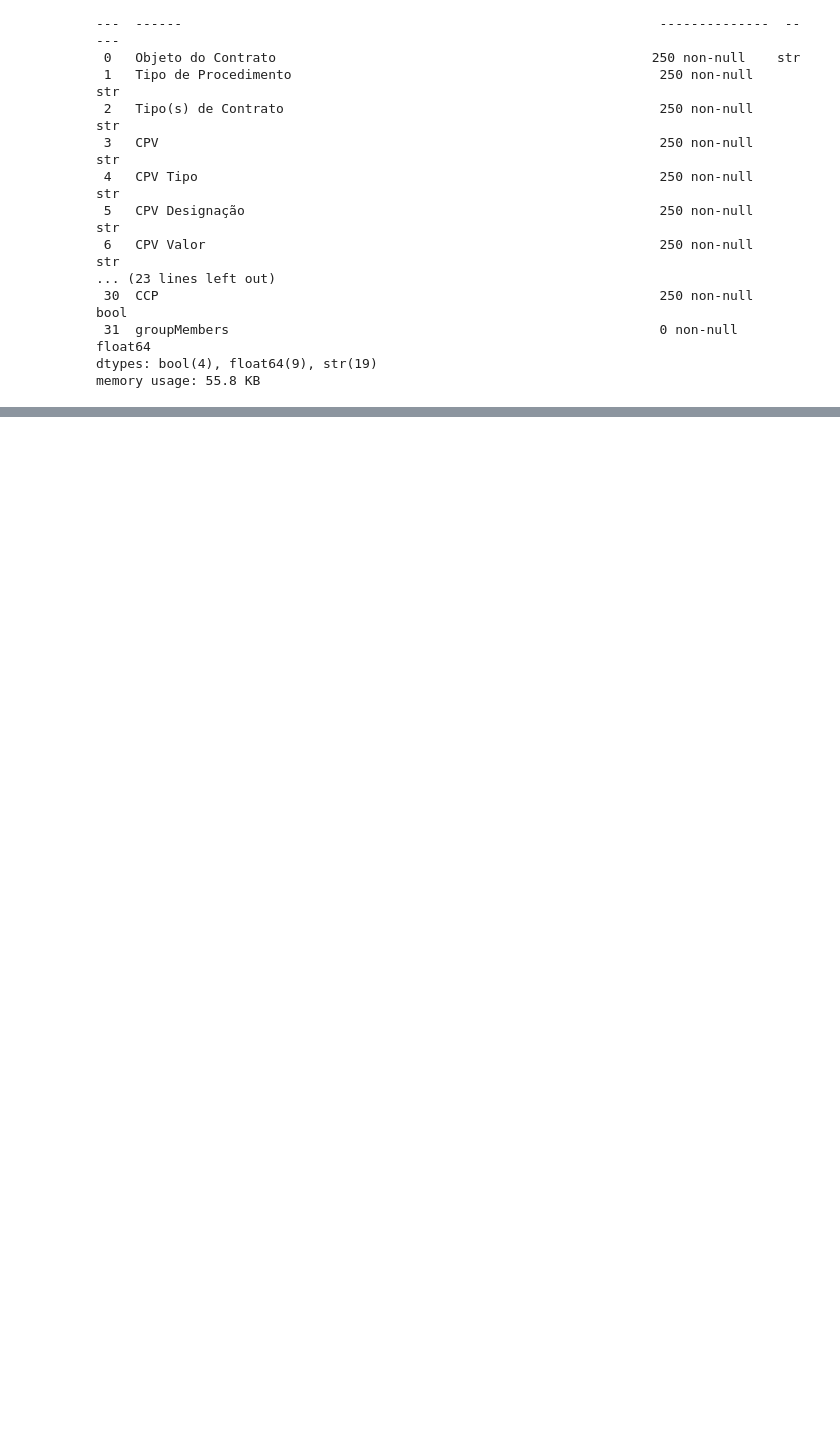
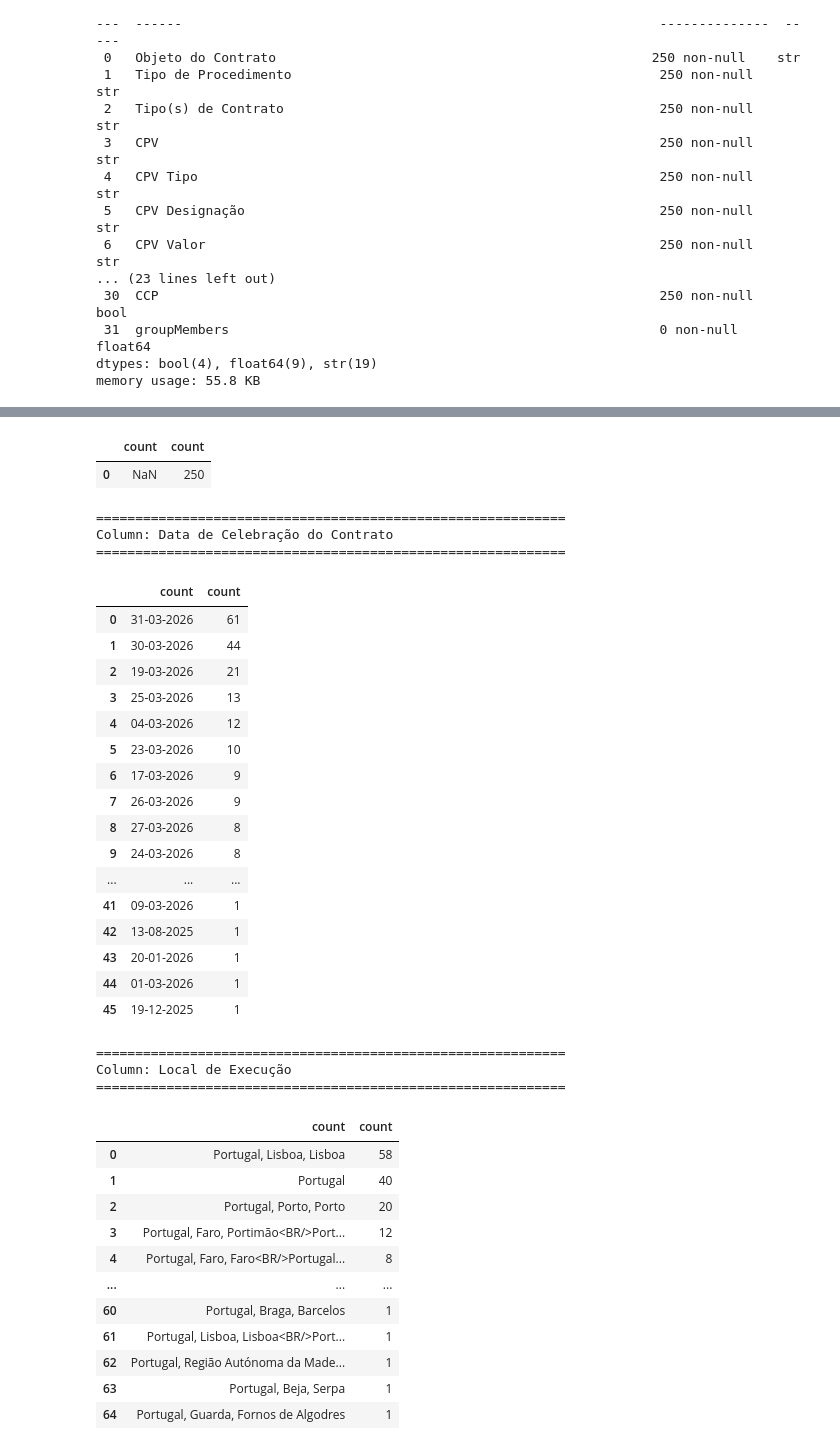
Before and after one commit to beatrizmarques2005/network-analysis, a Jupyter notebook: project/notebooks/exploration.ipynb, the cells around one changed output, grey strips where cells are left out. Drawn from its saved outputs; the diff is of its cells as text; code cells hidden in the pictures; blank space fills up the shorter version.

```diff
--- a/project/notebooks/exploration.ipynb
+++ b/project/notebooks/exploration.ipynb
@@ -31,12 +50,7 @@ import pandas as pd
 
 [Back to TOC](#toc)
 # %%
-df = pd.read_csv(
-	r"../data/data.csv",
-	sep=None,
-	engine="python",
-	on_bad_lines="skip"
-)
+df = load_dataset("../data/data.csv")
 df.head()
 # %% [output]
 |  | ﻿Objeto do Contrato | Tipo de Procedimento | Tipo(s) de Contrato | CPV | CPV Tipo | CPV Designação | ... |
@@ -113,0 +102,12 @@ Name: Data de Celebração do Contrato, Length: 250, dtype: str
+# %%
+for col in df.columns:
+    print("\n" + "="*60)
+    print(f"Column: {col}")
+    print("="*60)
+
+    display(
+        df[col]
+        .value_counts(dropna=False)
+        .reset_index()
+        .rename(columns={"index": col, col: "count"})
+    )
@@ -113,0 +168,11 @@ Name: Data de Celebração do Contrato, Length: 250, dtype: str
+# %%
+cols_to_keep = ["Entidade(s) Adjudicante(s)",
+                "Entidade(s) Adjudicatária(s)",
+                "groupMembers",
+                "Data de Celebração do Contrato",
+                "Local de Execução",
+                "CPV Designação",
+                "Preço Total Efetivo"]
+# %%
+df_subset = df[cols_to_keep]
+df_subset.info()
@@ -113,0 +194,13 @@ Name: Data de Celebração do Contrato, Length: 250, dtype: str
+# %%
+for col in df_subset.columns:
+    print("\n" + "="*60)
+    print(f"Column: {col}")
+    print("="*60)
+
+    display(
+        df[col]
+        .value_counts(dropna=False)
+        .reset_index()
+        .rename(columns={"index": col, col: "count"})
+    )
+# %% [output]
@@ -113,0 +242,37 @@ Name: Data de Celebração do Contrato, Length: 250, dtype: str
+|  | count | count |
+| 0 | NaN | 250 |
+============================================================
+Column: Data de Celebração do Contrato
+============================================================
+|  | count | count |
+| 0 | 31-03-2026 | 61 |
+| 1 | 30-03-2026 | 44 |
+| 2 | 19-03-2026 | 21 |
+| 3 | 25-03-2026 | 13 |
+| 4 | 04-03-2026 | 12 |
+| 5 | 23-03-2026 | 10 |
+| 6 | 17-03-2026 | 9 |
+| 7 | 26-03-2026 | 9 |
+| 8 | 27-03-2026 | 8 |
+| 9 | 24-03-2026 | 8 |
+| ... | ... | ... |
+| 41 | 09-03-2026 | 1 |
+| 42 | 13-08-2025 | 1 |
+| 43 | 20-01-2026 | 1 |
+| 44 | 01-03-2026 | 1 |
+| 45 | 19-12-2025 | 1 |
+============================================================
+Column: Local de Execução
+============================================================
+|  | count | count |
+| 0 | Portugal, Lisboa, Lisboa | 58 |
+| 1 | Portugal | 40 |
+| 2 | Portugal, Porto, Porto | 20 |
+| 3 | Portugal, Faro, Portimão<BR/>Port... | 12 |
+| 4 | Portugal, Faro, Faro<BR/>Portugal... | 8 |
+| ... | ... | ... |
+| 60 | Portugal, Braga, Barcelos | 1 |
+| 61 | Portugal, Lisboa, Lisboa<BR/>Port... | 1 |
+| 62 | Portugal, Região Autónoma da Made... | 1 |
+| 63 | Portugal, Beja, Serpa | 1 |
+| 64 | Portugal, Guarda, Fornos de Algodres | 1 |
```
Also changed, not shown: parts of 12 cells of this notebook, 2 other files.
